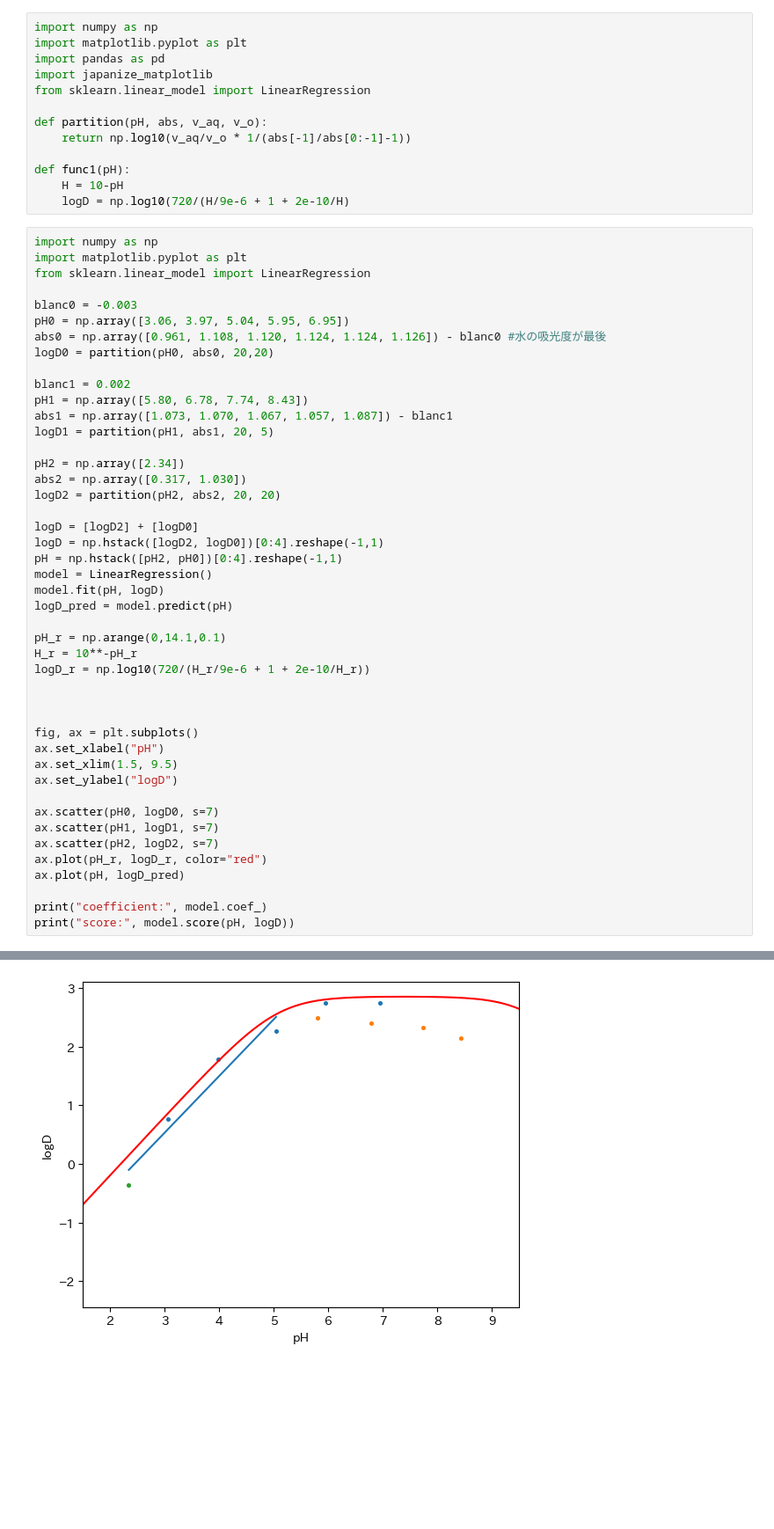
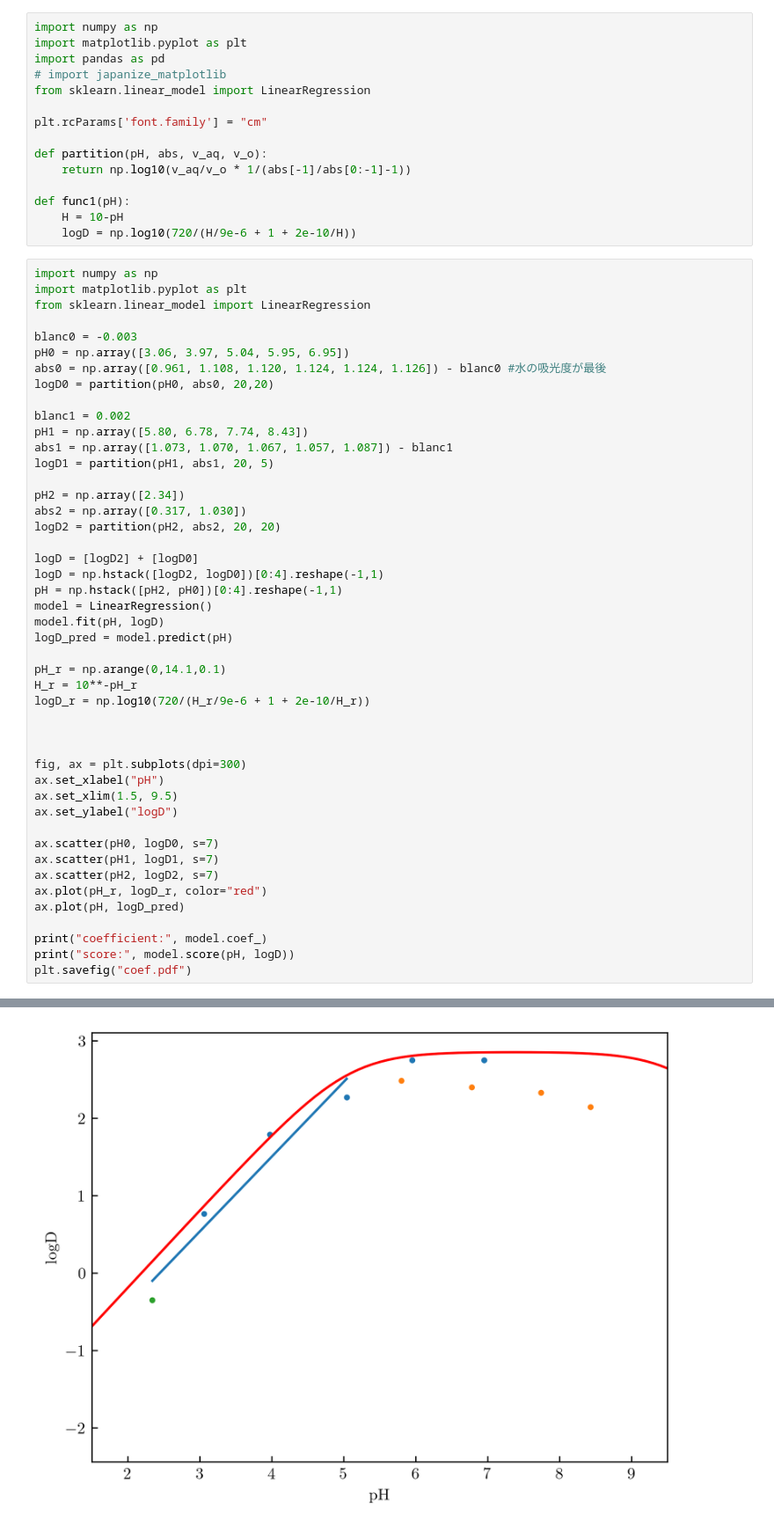
Before and after one commit to nami-minami/experimental-data, a Jupyter notebook: analytical/partition-coef/oxine.ipynb, the cells around one changed output, grey strips where cells are left out. Shown: that part at 88% size. Saved outputs shown, nothing was run; the diff lists cells and outputs as text; blank space fills up the shorter version.

Commit message:
savefig

```diff
--- a/analytical/partition-coef/oxine.ipynb
+++ b/analytical/partition-coef/oxine.ipynb
@@ -2,15 +2,17 @@
 import numpy as np
 import matplotlib.pyplot as plt
 import pandas as pd
-import japanize_matplotlib
+# import japanize_matplotlib
 from sklearn.linear_model import LinearRegression
+
+plt.rcParams['font.family'] = "cm"
 
 def partition(pH, abs, v_aq, v_o):
     return np.log10(v_aq/v_o * 1/(abs[-1]/abs[0:-1]-1))
 
 def func1(pH):
     H = 10-pH
-    logD = np.log10(720/(H/9e-6 + 1 + 2e-10/H)
+    logD = np.log10(720/(H/9e-6 + 1 + 2e-10/H))
 # %%
 import numpy as np
 import matplotlib.pyplot as plt
@@ -31,32 +33,33 @@ abs2 = np.array([0.317, 1.030])
 logD2 = partition(pH2, abs2, 20, 20)
 
 logD = [logD2] + [logD0]
 logD = np.hstack([logD2, logD0])[0:4].reshape(-1,1)
 pH = np.hstack([pH2, pH0])[0:4].reshape(-1,1)
 model = LinearRegression()
 model.fit(pH, logD)
 logD_pred = model.predict(pH)
 
 pH_r = np.arange(0,14.1,0.1)
 H_r = 10**-pH_r
 logD_r = np.log10(720/(H_r/9e-6 + 1 + 2e-10/H_r))
 
 
 
-fig, ax = plt.subplots()
+fig, ax = plt.subplots(dpi=300)
 ax.set_xlabel("pH")
 ax.set_xlim(1.5, 9.5)
 ax.set_ylabel("logD")
 
 ax.scatter(pH0, logD0, s=7)
 ax.scatter(pH1, logD1, s=7)
 ax.scatter(pH2, logD2, s=7)
 ax.plot(pH_r, logD_r, color="red")
 ax.plot(pH, logD_pred)
 
 print("coefficient:", model.coef_)
 print("score:", model.score(pH, logD))
+plt.savefig("coef.pdf")
 # %% [output]
 coefficient: [[0.96655045]]
 score: 0.938992010492878
-[figure, old version]
+[figure, new version]
```
Also changed, not shown: parts of 4 cells of this notebook, 5 other files.
